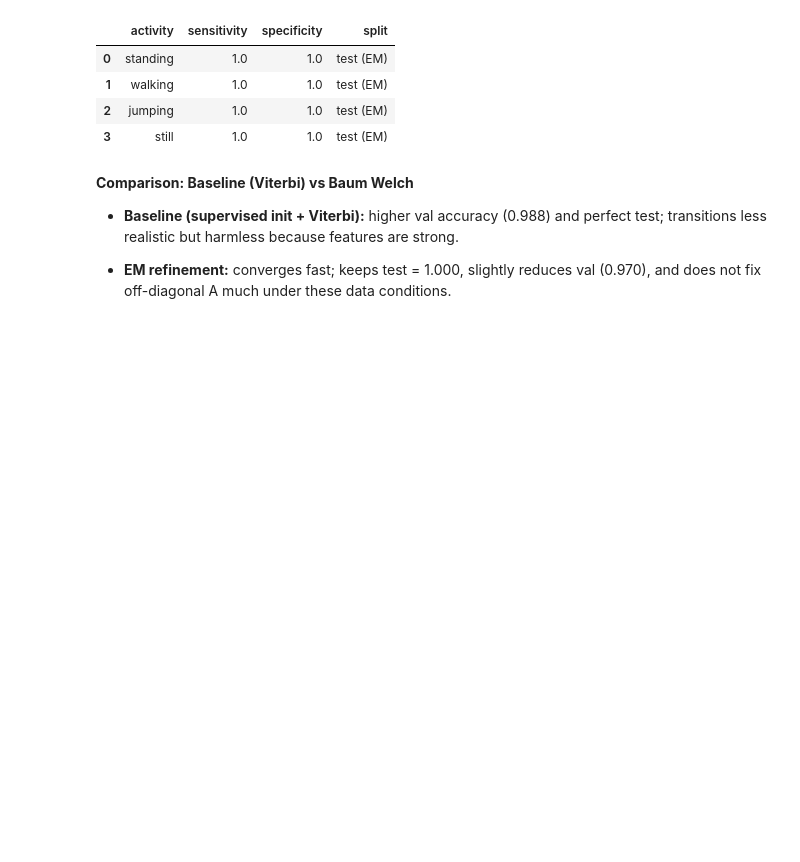
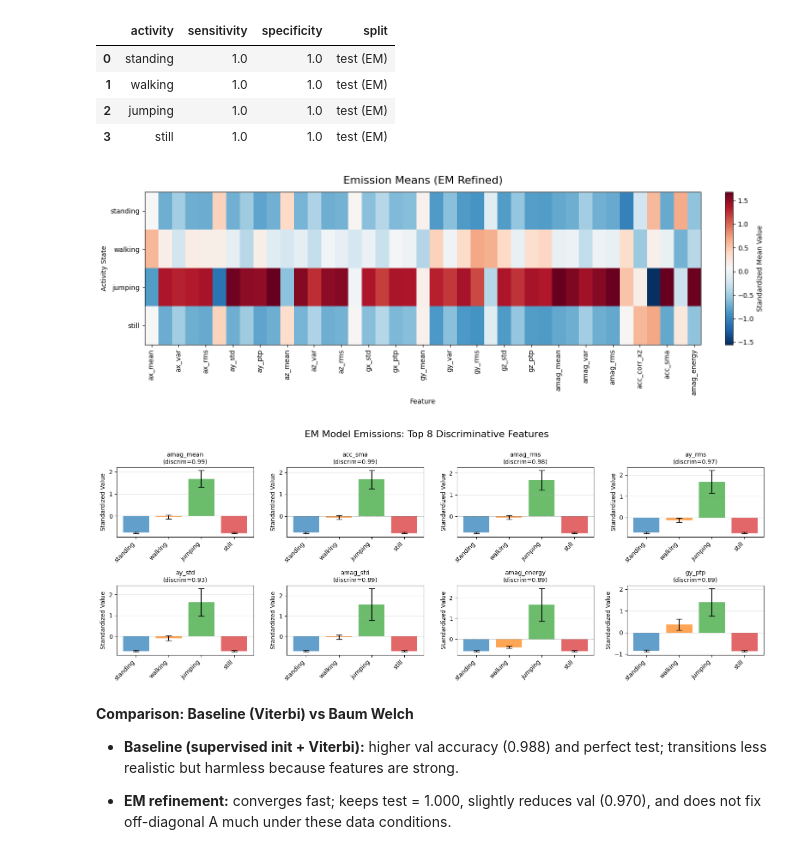
Before and after one commit to Christianib003/human-activity-recognition-hmm, a Jupyter notebook: notebooks/HMM_Project.ipynb, the cells around one changed output. Drawn from its saved outputs; the diff is of its cells as text; code cells hidden in the pictures; blank space fills up the shorter version.

```diff
--- a/notebooks/HMM_Project.ipynb
+++ b/notebooks/HMM_Project.ipynb
@@ -705,6 +720,14 @@ Overall accuracy (test, EM): 1.000
 | 1 | walking | 1.0 | 1.0 | test (EM) |
 | 2 | jumping | 1.0 | 1.0 | test (EM) |
 | 3 | still | 1.0 | 1.0 | test (EM) |
+# %%
+# Visualize EM emission probabilities
+plot_emission_means(params_em["means"], feat_cols, title="Emission Means (EM Refined)")
+plot_emission_top_features(params_em["means"], params_em["vars"], feat_cols,
+                           top_n=8, title_prefix="EM Model Emissions")
+# %% [output]
+[figure, added]
+[figure, added]
 # %% [markdown]
 **Comparison: Baseline (Viterbi) vs Baum Welch**
 
```
Also changed, not shown: parts of 6 cells of this notebook, 3 other files.
